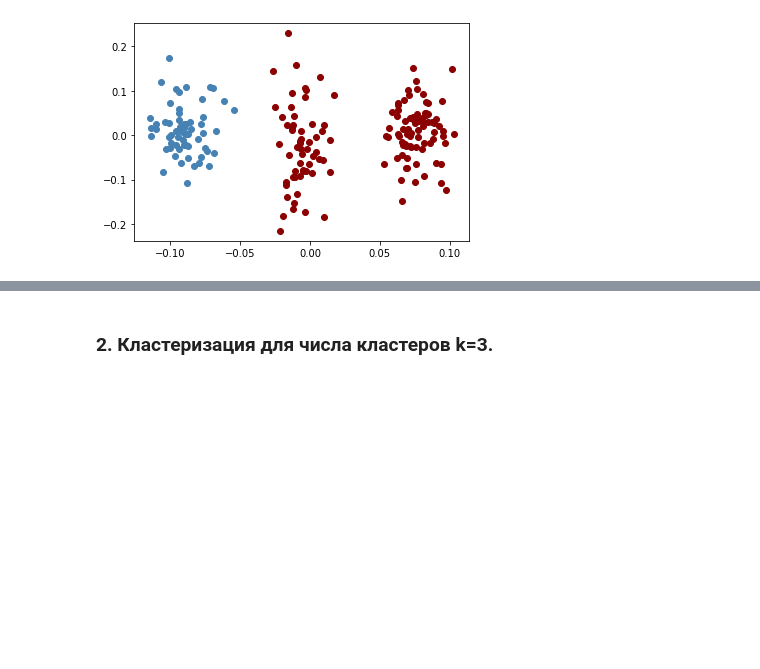
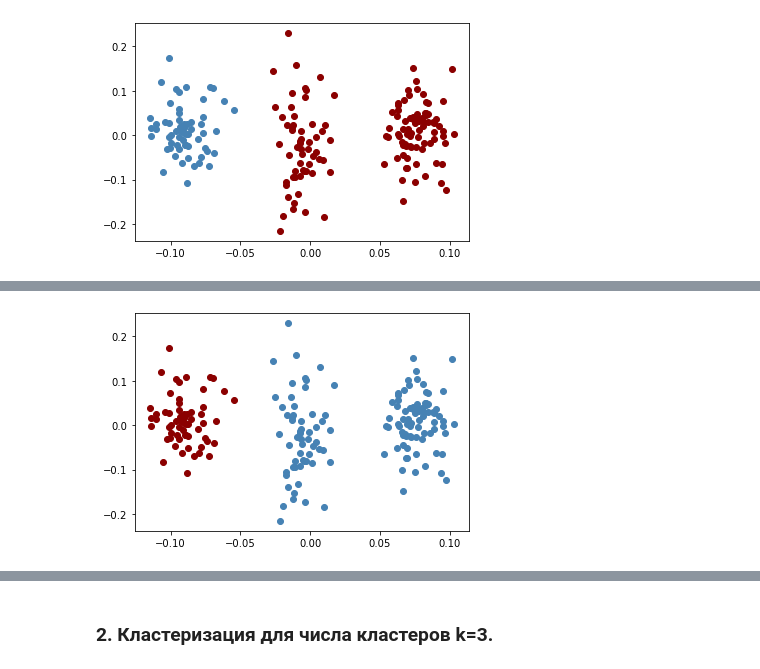
Before and after one commit to vsavkina/lab3, a Jupyter notebook: Lab3_13.ipynb, the cells around one changed output, grey strips where cells are left out. Cells and saved outputs as stored; diff of their text form; code cells hidden in the pictures; blank space fills up the shorter version.

```diff
--- a/Lab3_13.ipynb
+++ b/Lab3_13.ipynb
@@ -309,0 +376,4 @@ for i in range(len(Y_spectral.labels_)):
+# %%
+plot_clusters('EM-algorithm', "Y")
+# %% [output]
+[figure, added]
```
Also changed, not shown: parts of 37 cells of this notebook.
